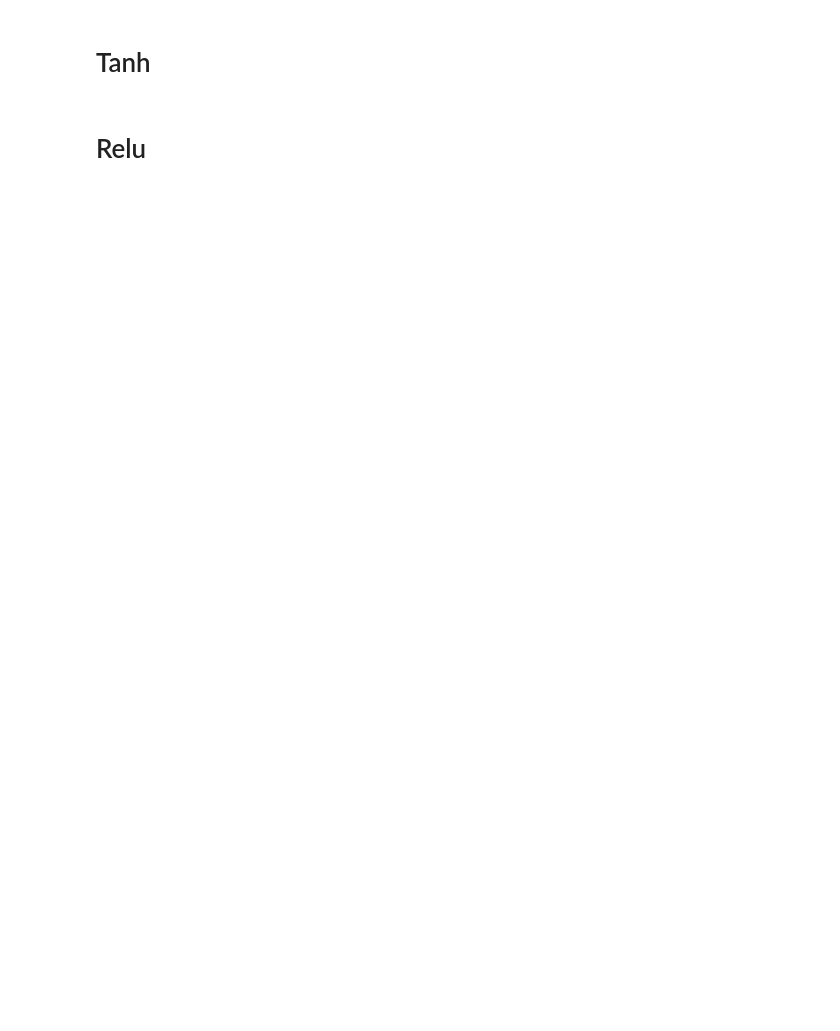
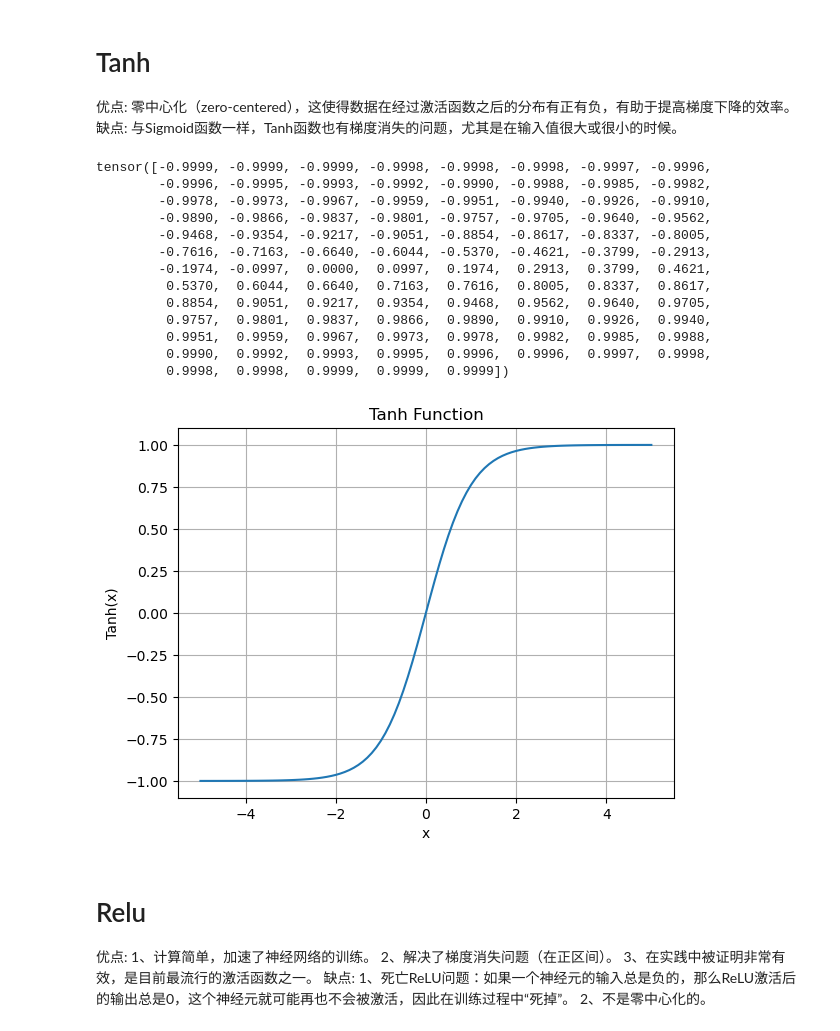
Before and after one commit to KkkQqq11/deeplearning, a Jupyter notebook: activations.ipynb, the cells around one changed output. Saved outputs shown, nothing was run; the diff lists cells and outputs as text; code cells hidden in the pictures; blank space fills up the shorter version.

```diff
--- a/activations.ipynb
+++ b/activations.ipynb
@@ -51,7 +47,51 @@ tensor([0.0067, 0.0074, 0.0082, 0.0090, 0.0100, 0.0110, 0.0121, 0.0134, 0.0148,
 # %% [markdown]
 # Tanh
+优点:
+零中心化（zero-centered），这使得数据在经过激活函数之后的分布有正有负，有助于提高梯度下降的效率。
+缺点:
+与Sigmoid函数一样，Tanh函数也有梯度消失的问题，尤其是在输入值很大或很小的时候。
+# %%
+# 创建一个Tensor
+x = torch.range(-5., 5., 0.1)
+# 应用sigmoid函数
+y = torch.tanh(x)
+
+# 打印结果
+print(y)
+
+# 使用matplotlib可视化结果
+import matplotlib.pyplot as plt
+
+plt.plot(x.numpy(), y.numpy())
+plt.title("Tanh Function")
+plt.xlabel("x")
+plt.ylabel("Tanh(x)")
+plt.grid(True)
+plt.show()
+# %% [output]
+tensor([-0.9999, -0.9999, -0.9999, -0.9998, -0.9998, -0.9998, -0.9997, -0.9996,
+        -0.9996, -0.9995, -0.9993, -0.9992, -0.9990, -0.9988, -0.9985, -0.9982,
+        -0.9978, -0.9973, -0.9967, -0.9959, -0.9951, -0.9940, -0.9926, -0.9910,
+        -0.9890, -0.9866, -0.9837, -0.9801, -0.9757, -0.9705, -0.9640, -0.9562,
+        -0.9468, -0.9354, -0.9217, -0.9051, -0.8854, -0.8617, -0.8337, -0.8005,
+        -0.7616, -0.7163, -0.6640, -0.6044, -0.5370, -0.4621, -0.3799, -0.2913,
+        -0.1974, -0.0997,  0.0000,  0.0997,  0.1974,  0.2913,  0.3799,  0.4621,
+         0.5370,  0.6044,  0.6640,  0.7163,  0.7616,  0.8005,  0.8337,  0.8617,
+         0.8854,  0.9051,  0.9217,  0.9354,  0.9468,  0.9562,  0.9640,  0.9705,
+         0.9757,  0.9801,  0.9837,  0.9866,  0.9890,  0.9910,  0.9926,  0.9940,
+         0.9951,  0.9959,  0.9967,  0.9973,  0.9978,  0.9982,  0.9985,  0.9988,
+         0.9990,  0.9992,  0.9993,  0.9995,  0.9996,  0.9996,  0.9997,  0.9998,
+         0.9998,  0.9998,  0.9999,  0.9999,  0.9999])
+[figure, added]
 # %% [markdown]
 # Relu
+优点:
+1、计算简单，加速了神经网络的训练。
+2、解决了梯度消失问题（在正区间）。
+3、在实践中被证明非常有效，是目前最流行的激活函数之一。
+缺点:
+1、死亡ReLU问题：如果一个神经元的输入总是负的，那么ReLU激活后的输出总是0，这个神经元就可能再也不会被激活，因此在训练过程中“死掉”。
+2、不是零中心化的。
 # %%
 # 创建一个Tensor
 x = torch.range(-5., 5., 0.1)
```
Also changed, not shown: parts of 8 cells of this notebook, 3 other files.
